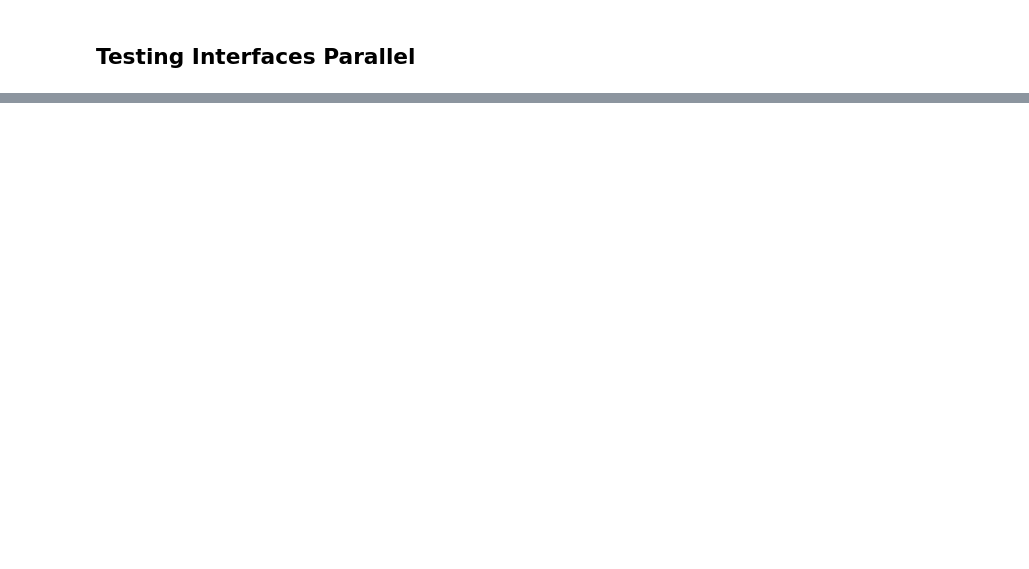
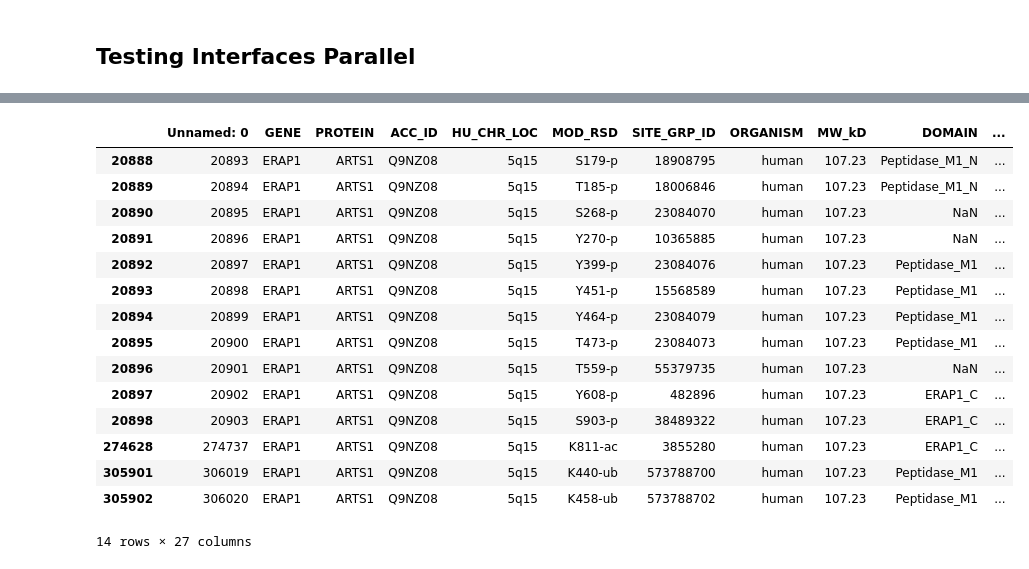
Before and after one commit to PhenoMeters/pheno_analysis, a Jupyter notebook: parallel_pocket_testing.ipynb, the cells around one changed output, grey strips where cells are left out. Saved outputs shown, nothing was run; the diff lists cells and outputs as text; code cells hidden in the pictures; blank space fills up the shorter version.

```diff
--- a/parallel_pocket_testing.ipynb
+++ b/parallel_pocket_testing.ipynb
@@ -253,0 +432,11 @@ KeyError: 0
+# %%
+uniprot = "Q96SD1"
+pockets_data = pd.read_csv("/people/imal967/git_repos/pheno_analysis/pockets_data.csv")
+psp_data = pd.read_csv("/people/imal967/git_repos/pheno_analysis/phosphosite_for_pockets.csv")
+Q96QS3_rows = psp_data[psp_data['uniprot_id'] == uniprot]
+Q96QS3_rows
+
+psp_only_uniprot = pockets_data.loc[(pockets_data['uniprot'] == uniprot)]
+#interface_only_uniprot
+#pocket_only_uniprot
+pockets_data
@@ -253,0 +514,19 @@ KeyError: 0
+# %%
+Q96QS3_rows
+# %% [output]
+|  | Unnamed: 0 | GENE | PROTEIN | ACC_ID | HU_CHR_LOC | MOD_RSD | SITE_GRP_ID | ORGANISM | MW_kD | DOMAIN | ... |
+| 20888 | 20893 | ERAP1 | ARTS1 | Q9NZ08 | 5q15 | S179-p | 18908795 | human | 107.23 | Peptidase_M1_N | ... |
+| 20889 | 20894 | ERAP1 | ARTS1 | Q9NZ08 | 5q15 | T185-p | 18006846 | human | 107.23 | Peptidase_M1_N | ... |
+| 20890 | 20895 | ERAP1 | ARTS1 | Q9NZ08 | 5q15 | S268-p | 23084070 | human | 107.23 | NaN | ... |
+| 20891 | 20896 | ERAP1 | ARTS1 | Q9NZ08 | 5q15 | Y270-p | 10365885 | human | 107.23 | NaN | ... |
+| 20892 | 20897 | ERAP1 | ARTS1 | Q9NZ08 | 5q15 | Y399-p | 23084076 | human | 107.23 | Peptidase_M1 | ... |
+| 20893 | 20898 | ERAP1 | ARTS1 | Q9NZ08 | 5q15 | Y451-p | 15568589 | human | 107.23 | Peptidase_M1 | ... |
+| 20894 | 20899 | ERAP1 | ARTS1 | Q9NZ08 | 5q15 | Y464-p | 23084079 | human | 107.23 | Peptidase_M1 | ... |
+| 20895 | 20900 | ERAP1 | ARTS1 | Q9NZ08 | 5q15 | T473-p | 23084073 | human | 107.23 | Peptidase_M1 | ... |
+| 20896 | 20901 | ERAP1 | ARTS1 | Q9NZ08 | 5q15 | T559-p | 55379735 | human | 107.23 | NaN | ... |
+| 20897 | 20902 | ERAP1 | ARTS1 | Q9NZ08 | 5q15 | Y608-p | 482896 | human | 107.23 | ERAP1_C | ... |
+| 20898 | 20903 | ERAP1 | ARTS1 | Q9NZ08 | 5q15 | S903-p | 38489322 | human | 107.23 | ERAP1_C | ... |
+| 274628 | 274737 | ERAP1 | ARTS1 | Q9NZ08 | 5q15 | K811-ac | 3855280 | human | 107.23 | ERAP1_C | ... |
+| 305901 | 306019 | ERAP1 | ARTS1 | Q9NZ08 | 5q15 | K440-ub | 573788700 | human | 107.23 | Peptidase_M1 | ... |
+| 305902 | 306020 | ERAP1 | ARTS1 | Q9NZ08 | 5q15 | K458-ub | 573788702 | human | 107.23 | Peptidase_M1 | ... |
+14 rows × 27 columns
```
Also changed, not shown: parts of 22 cells of this notebook, 4 other files.
